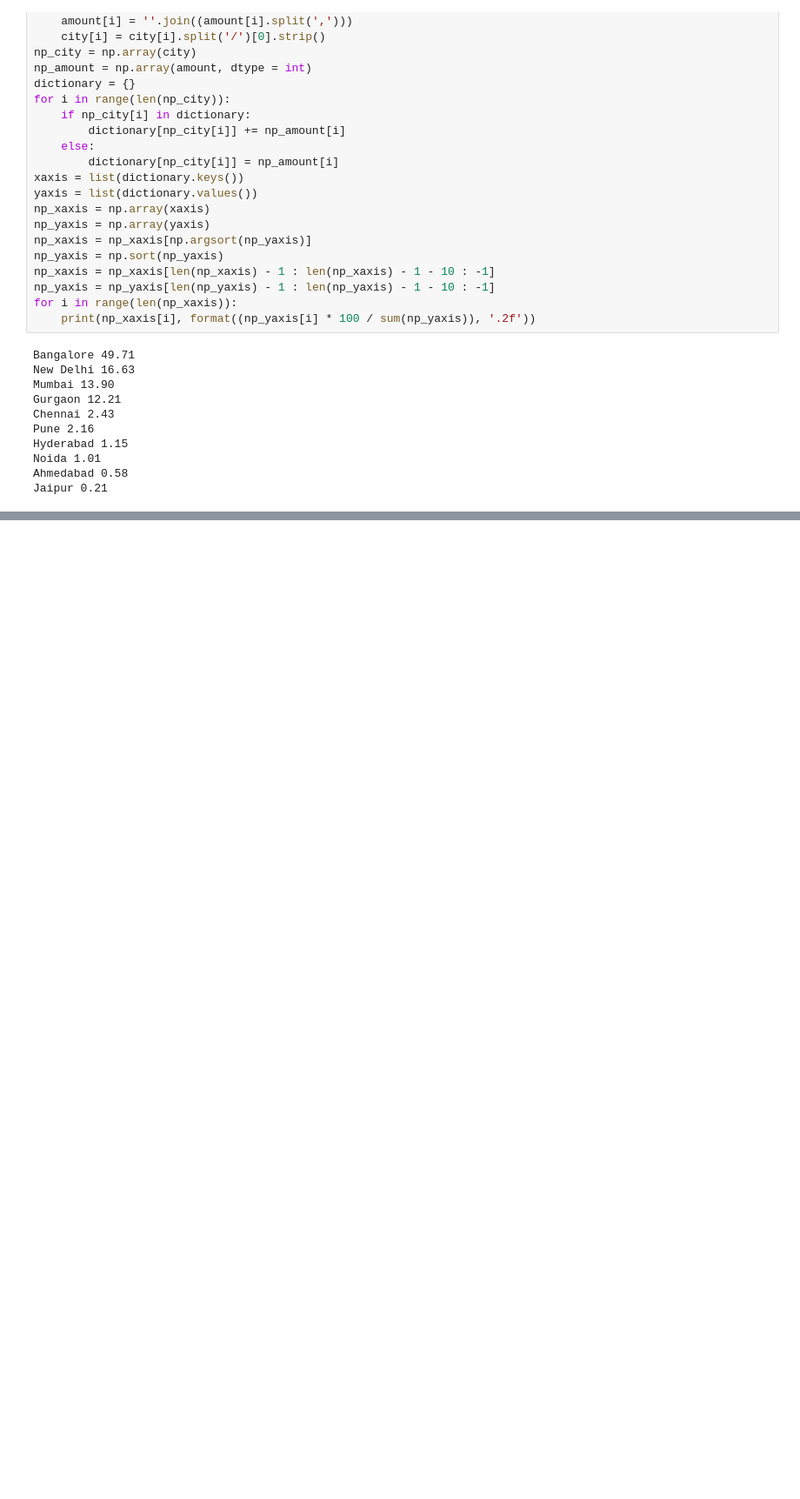
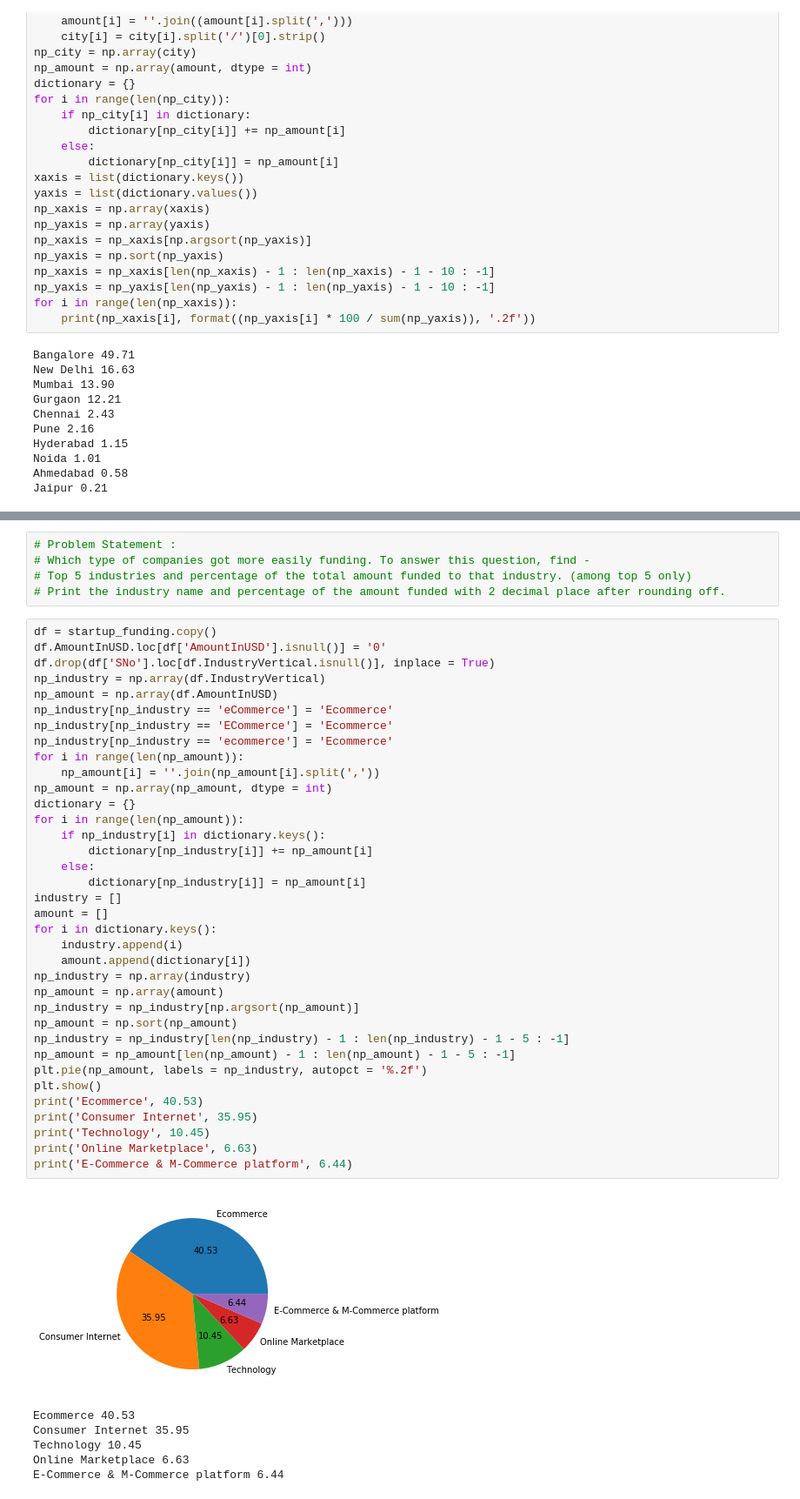
Before and after one commit to pradnyesh45/Case-Study-on-Indian-Startups, a Jupyter notebook: Case study Part-1.ipynb, the cells around one changed output, grey strips where cells are left out. Shown: that part at 87% size. Drawn from its saved outputs; the diff is of its cells as text; blank space fills up the shorter version.

```diff
--- a/Case study Part-1.ipynb
+++ b/Case study Part-1.ipynb
@@ -288,0 +332,48 @@ array(['Private Equity', 'Seed Funding', 'Debt Funding', nan,
+# %%
+# Problem Statement :
+# Which type of companies got more easily funding. To answer this question, find -
+# Top 5 industries and percentage of the total amount funded to that industry. (among top 5 only)
+# Print the industry name and percentage of the amount funded with 2 decimal place after rounding off.
+# %%
+df = startup_funding.copy()
+df.AmountInUSD.loc[df['AmountInUSD'].isnull()] = '0'
+df.drop(df['SNo'].loc[df.IndustryVertical.isnull()], inplace = True)
+np_industry = np.array(df.IndustryVertical)
+np_amount = np.array(df.AmountInUSD)
+np_industry[np_industry == 'eCommerce'] = 'Ecommerce'
+np_industry[np_industry == 'ECommerce'] = 'Ecommerce'
+np_industry[np_industry == 'ecommerce'] = 'Ecommerce'
+for i in range(len(np_amount)):
+    np_amount[i] = ''.join(np_amount[i].split(','))
+np_amount = np.array(np_amount, dtype = int)
+dictionary = {}
+for i in range(len(np_amount)):
+    if np_industry[i] in dictionary.keys():
+        dictionary[np_industry[i]] += np_amount[i]
+    else:
+        dictionary[np_industry[i]] = np_amount[i]
+industry = []
+amount = []
+for i in dictionary.keys():
+    industry.append(i)
+    amount.append(dictionary[i])
+np_industry = np.array(industry)
+np_amount = np.array(amount)
+np_industry = np_industry[np.argsort(np_amount)]
+np_amount = np.sort(np_amount)
+np_industry = np_industry[len(np_industry) - 1 : len(np_industry) - 1 - 5 : -1]
+np_amount = np_amount[len(np_amount) - 1 : len(np_amount) - 1 - 5 : -1]
+plt.pie(np_amount, labels = np_industry, autopct = '%.2f')
+plt.show()
+print('Ecommerce', 40.53)
+print('Consumer Internet', 35.95)
+print('Technology', 10.45)
+print('Online Marketplace', 6.63)
+print('E-Commerce & M-Commerce platform', 6.44)
+# %% [output]
+[figure, added]
+Ecommerce 40.53
+Consumer Internet 35.95
+Technology 10.45
+Online Marketplace 6.63
+E-Commerce & M-Commerce platform 6.44
```
Also changed, not shown: parts of 9 cells of this notebook.
